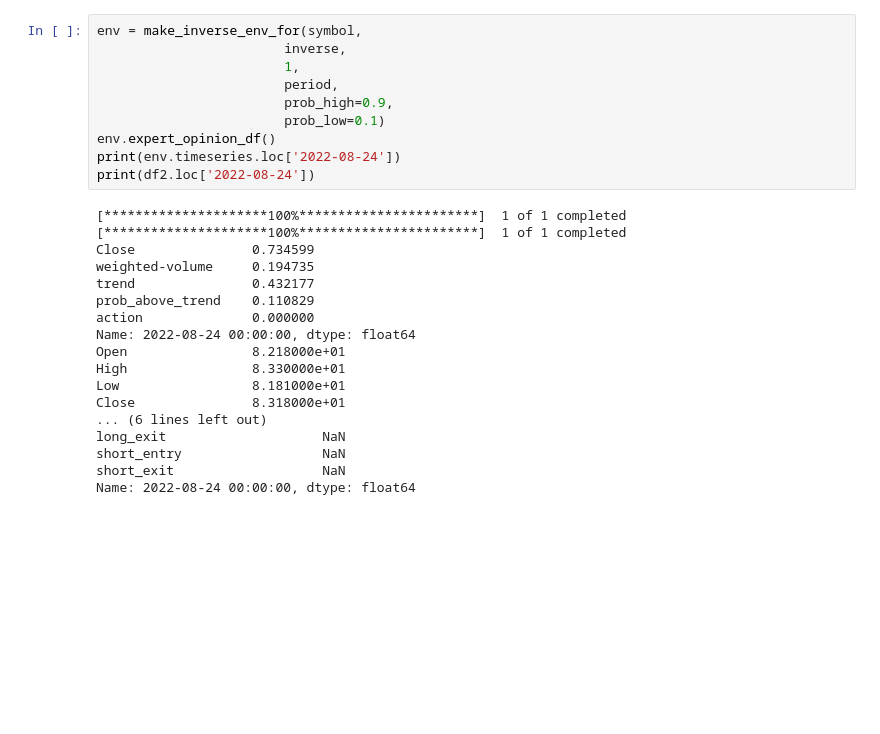
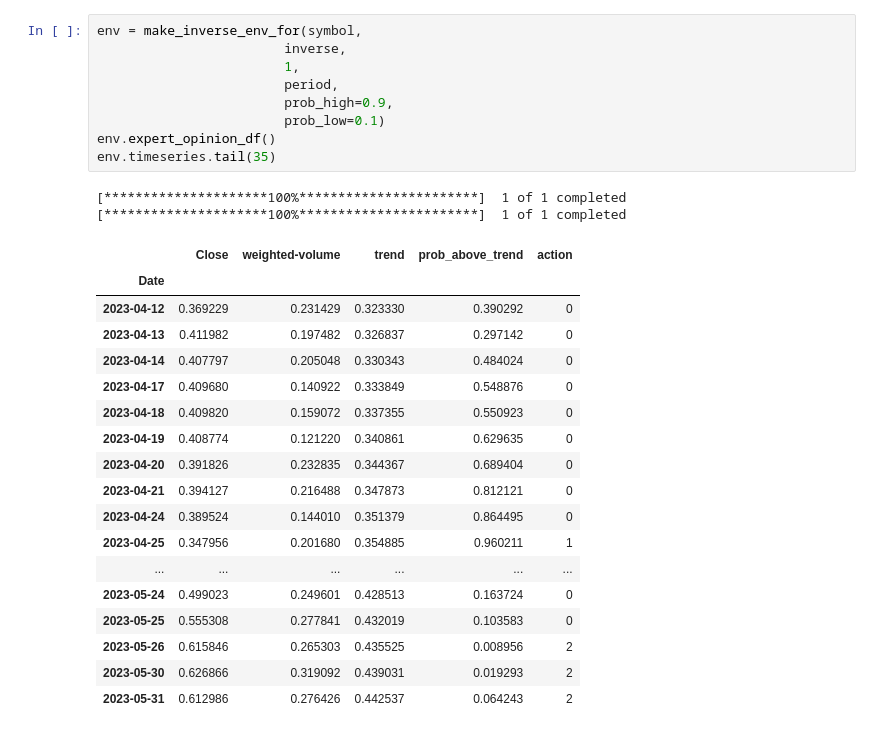
Before and after one commit to j03m/alfred, a Jupyter notebook: notebooks/back_test_visualizer.ipynb, the cells around one changed output. Saved outputs shown, nothing was run; the diff lists cells and outputs as text; blank space fills up the shorter version.

```diff
--- a/notebooks/back_test_visualizer.ipynb
+++ b/notebooks/back_test_visualizer.ipynb
@@ -92,28 +117,30 @@ df2.tail(365)
 # %%
 env = make_inverse_env_for(symbol,
                         inverse,
                         1,
                         period,
                         prob_high=0.9,
                         prob_low=0.1)
 env.expert_opinion_df()
-print(env.timeseries.loc['2022-08-24'])
-print(df2.loc['2022-08-24'])
+env.timeseries.tail(35)
 # %% [output]
 [*********************100%***********************]  1 of 1 completed
 [*********************100%***********************]  1 of 1 completed
-Close               0.734599
-weighted-volume     0.194735
-trend               0.432177
-prob_above_trend    0.110829
-action              0.000000
-Name: 2022-08-24 00:00:00, dtype: float64
-Open                8.218000e+01
-High                8.330000e+01
-Low                 8.181000e+01
-Close               8.318000e+01
-... (6 lines left out)
-long_exit                    NaN
-short_entry                  NaN
-short_exit                   NaN
-Name: 2022-08-24 00:00:00, dtype: float64
+|  | Close | weighted-volume | trend | prob_above_trend | action |
+| Date |  |  |  |  |  |
+| 2023-04-12 | 0.369229 | 0.231429 | 0.323330 | 0.390292 | 0 |
+| 2023-04-13 | 0.411982 | 0.197482 | 0.326837 | 0.297142 | 0 |
+| 2023-04-14 | 0.407797 | 0.205048 | 0.330343 | 0.484024 | 0 |
+| 2023-04-17 | 0.409680 | 0.140922 | 0.333849 | 0.548876 | 0 |
+| 2023-04-18 | 0.409820 | 0.159072 | 0.337355 | 0.550923 | 0 |
+| 2023-04-19 | 0.408774 | 0.121220 | 0.340861 | 0.629635 | 0 |
+| 2023-04-20 | 0.391826 | 0.232835 | 0.344367 | 0.689404 | 0 |
+| 2023-04-21 | 0.394127 | 0.216488 | 0.347873 | 0.812121 | 0 |
+| 2023-04-24 | 0.389524 | 0.144010 | 0.351379 | 0.864495 | 0 |
+| 2023-04-25 | 0.347956 | 0.201680 | 0.354885 | 0.960211 | 1 |
+| ... | ... | ... | ... | ... | ... |
+| 2023-05-24 | 0.499023 | 0.249601 | 0.428513 | 0.163724 | 0 |
+| 2023-05-25 | 0.555308 | 0.277841 | 0.432019 | 0.103583 | 0 |
+| 2023-05-26 | 0.615846 | 0.265303 | 0.435525 | 0.008956 | 2 |
+| 2023-05-30 | 0.626866 | 0.319092 | 0.439031 | 0.019293 | 2 |
+| 2023-05-31 | 0.612986 | 0.276426 | 0.442537 | 0.064243 | 2 |
```
Also changed, not shown: parts of 4 cells of this notebook, 2 other files.
